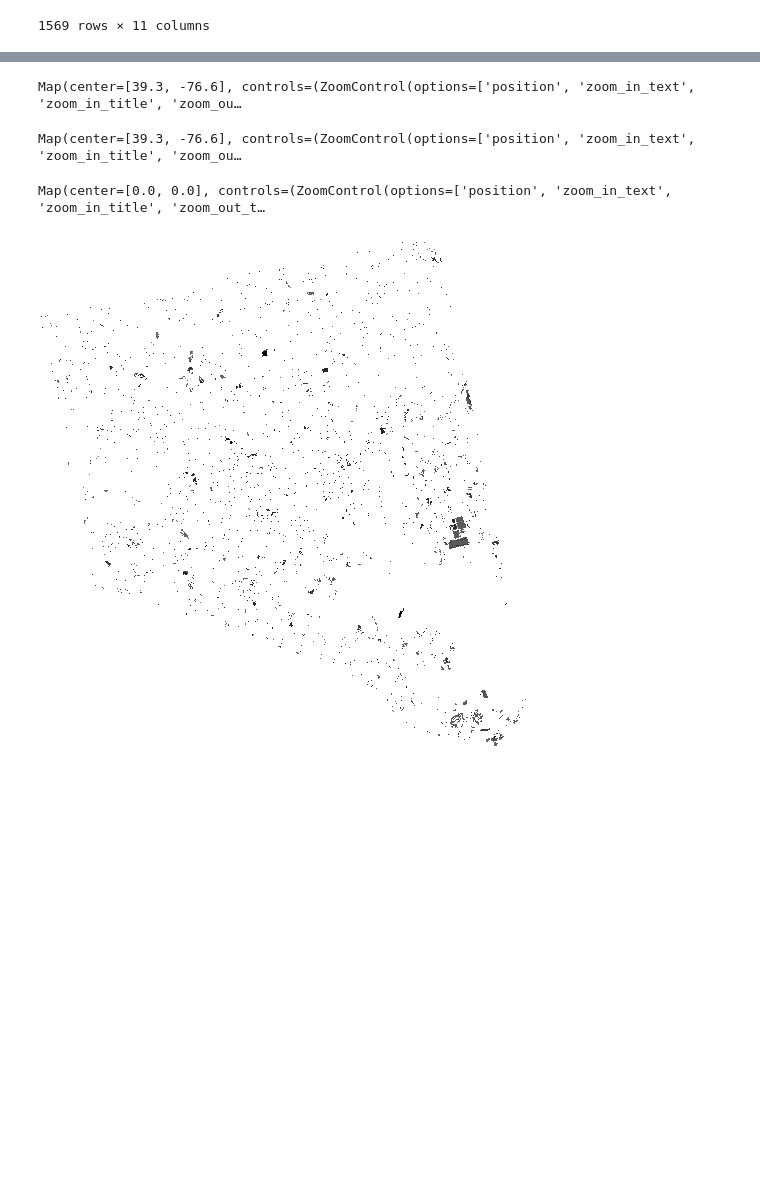
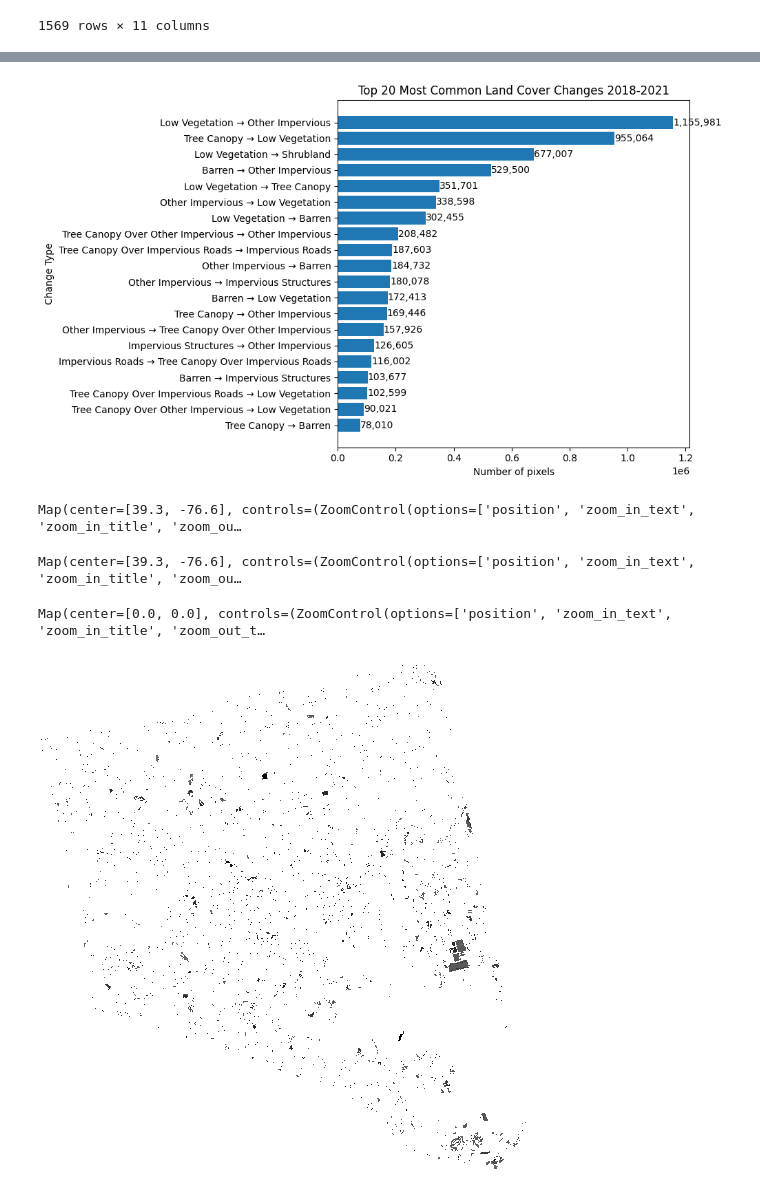
Before and after one commit to mosiahmaddox-tech/landcover_spring2026, a Jupyter notebook: landcover_01.ipynb, the cells around one changed output, grey strips where cells are left out. Saved outputs shown, nothing was run; the diff lists cells and outputs as text; code cells hidden in the pictures; blank space fills up the shorter version.

```diff
--- a/landcover_01.ipynb
+++ b/landcover_01.ipynb
@@ -178,0 +268,90 @@ plt.show()
+# %%
+#compare with 2018-2021 land cover change
+
+with rasterio.open("../landcover_spring2026_toobig/balt_24510_lulc-change_2018-2021_2024-Edition.tif") as ras:
+    ra = ras.read(1)
+    nodata = ras.nodata
+
+if nodata is not None:
+    ra = ra[ra != nodata]
+
+
+vals, counts = np.unique(ra, return_counts=True)
+
+df_counts = pd.DataFrame({
+    "Value": vals,
+    "Counts": counts
+})
+
+#join counts with value lookup table
+
+df_joined = df.merge(
+    df_counts,
+    on="Value",
+    how="left"
+)
+
+#fill missing values absent from raster
+df_joined["Counts"] = df_joined["Counts"].fillna(0).astype(int)
+
+#group by lc_T1 and T2
+
+df_changes = (
+    df_joined
+    .groupby(["lc_T1", "lc_T2"], as_index=False)
+    .agg({"Counts": "sum"})
+)
+
+
+df_changes["transition"] = (
+    df_changes["lc_T1"] + " → " + df_changes["lc_T2"]
+)
+
+#remove counts of pixels that did not change
+
+df_changes = df_changes[df_changes['lc_T1']!=df_changes['lc_T2']]
+
+#find most common changes
+
+top10 = (
+    df_changes
+    .sort_values("Counts", ascending=False)
+    .head(20)
+)
+
+#chart top macro changes
+
+import matplotlib.pyplot as plt
+
+plt.figure(figsize=(10, 6))
+
+fig, ax = plt.subplots(figsize=(10, 6))
+
+ax.barh(
+    top10["transition"],
+    top10["Counts"]
+)
+
+ax.invert_yaxis()
+ax.set_xlabel("Number of pixels")
+ax.set_ylabel("Change Type")
+ax.set_title("Top 20 Most Common Land Cover Changes 2018-2021")
+
+
+for i, value in enumerate(top10["Counts"]):
+    ax.text(
+        value,
+        i,
+        f"{int(value):,}",
+        va="center",
+        ha="left",
+        fontsize=10,
+        color="black"
+    )
+
+plt.tight_layout()
+plt.show()
+
+#more low vegetation became impervious and more tree canopy became low vegetation
+#between 2018 and 2021 (3 years) than between 2013 and 2018 (5 years)
+# %% [output]
@@ -179,3 +359,4 @@ plt.show()
+[figure, added]
 # %%
 
 #function that allows subsetting dataframe
```
Also changed, not shown: parts of 6 cells of this notebook.
